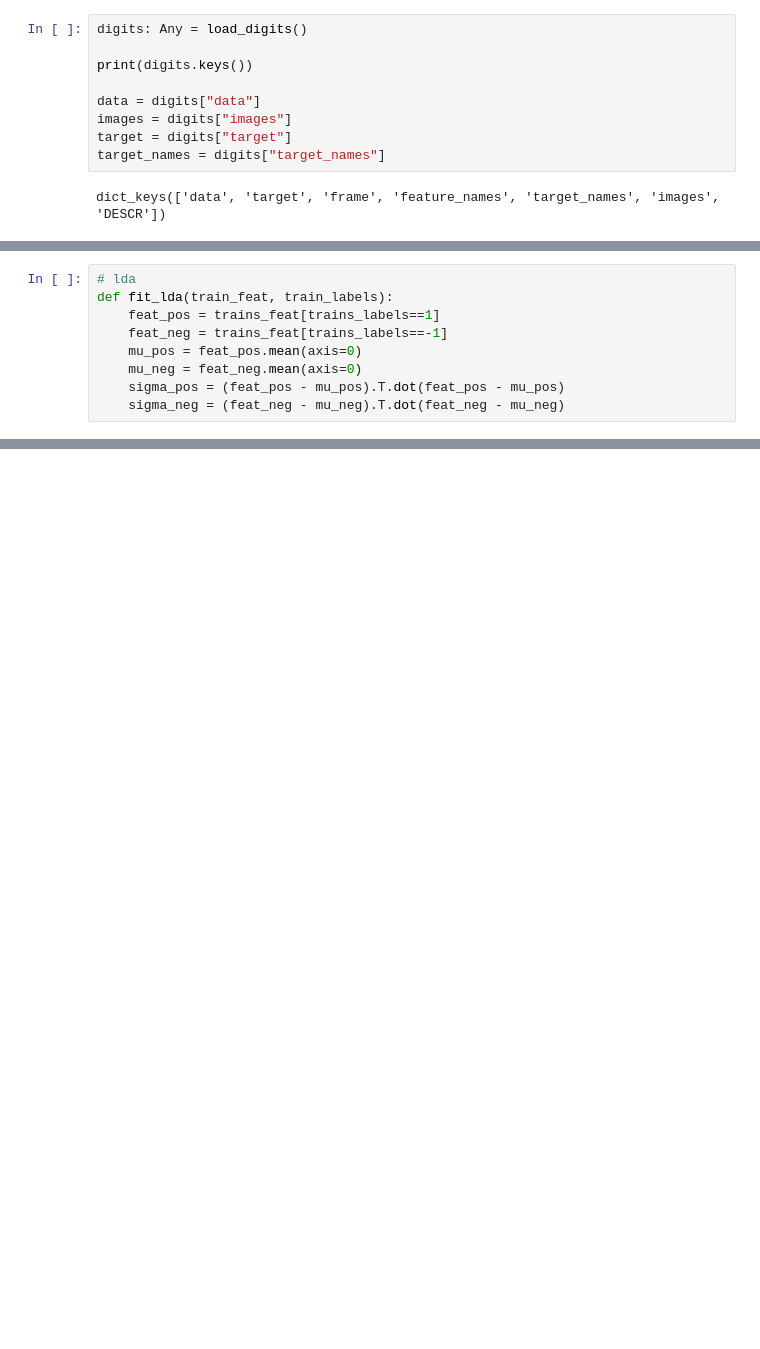
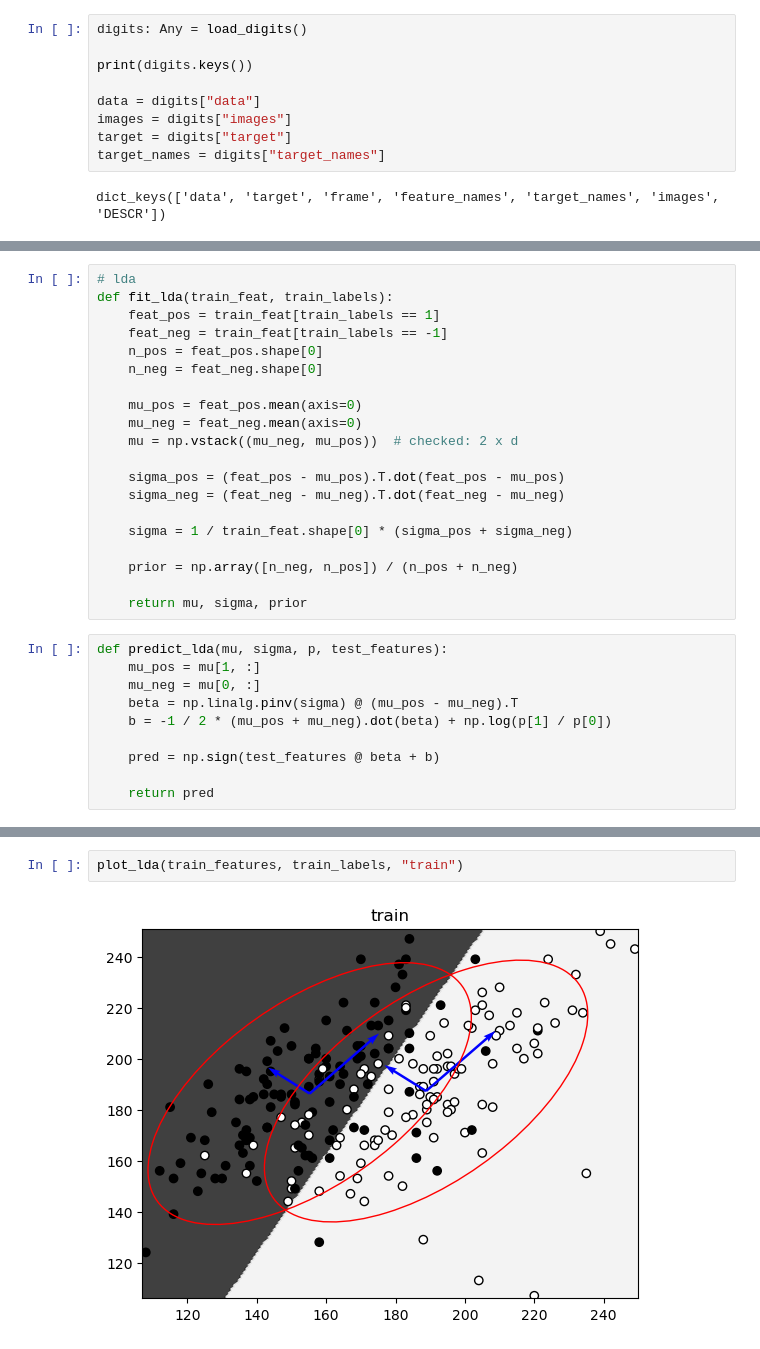
Before and after one commit to anuramat/ml-essentials-course, a Jupyter notebook: ex1_linear.ipynb, the cells around one changed output, grey strips where cells are left out. Drawn from its saved outputs; the diff is of its cells as text; blank space fills up the shorter version.

```diff
--- a/ex1_linear.ipynb
+++ b/ex1_linear.ipynb
@@ -129,9 +153,30 @@ plt.show()
 # %%
 # lda
 def fit_lda(train_feat, train_labels):
-    feat_pos = trains_feat[trains_labels==1]
-    feat_neg = trains_feat[trains_labels==-1]
+    feat_pos = train_feat[train_labels == 1]
+    feat_neg = train_feat[train_labels == -1]
+    n_pos = feat_pos.shape[0]
+    n_neg = feat_neg.shape[0]
+
     mu_pos = feat_pos.mean(axis=0)
     mu_neg = feat_neg.mean(axis=0)
+    mu = np.vstack((mu_neg, mu_pos))  # checked: 2 x d
+
     sigma_pos = (feat_pos - mu_pos).T.dot(feat_pos - mu_pos)
     sigma_neg = (feat_neg - mu_neg).T.dot(feat_neg - mu_neg)
+
+    sigma = 1 / train_feat.shape[0] * (sigma_pos + sigma_neg)
+
+    prior = np.array([n_neg, n_pos]) / (n_pos + n_neg)
+
+    return mu, sigma, prior
+# %%
+def predict_lda(mu, sigma, p, test_features):
+    mu_pos = mu[1, :]
+    mu_neg = mu[0, :]
+    beta = np.linalg.pinv(sigma) @ (mu_pos - mu_neg).T
+    b = -1 / 2 * (mu_pos + mu_neg).dot(beta) + np.log(p[1] / p[0])
+
+    pred = np.sign(test_features @ beta + b)
+
+    return pred
@@ -137,0 +234,4 @@ def fit_lda(train_feat, train_labels):
+# %%
+plot_lda(train_features, train_labels, "train")
+# %% [output]
+[figure, added]
```
Also changed, not shown: parts of 25 cells of this notebook, 2 other files.
